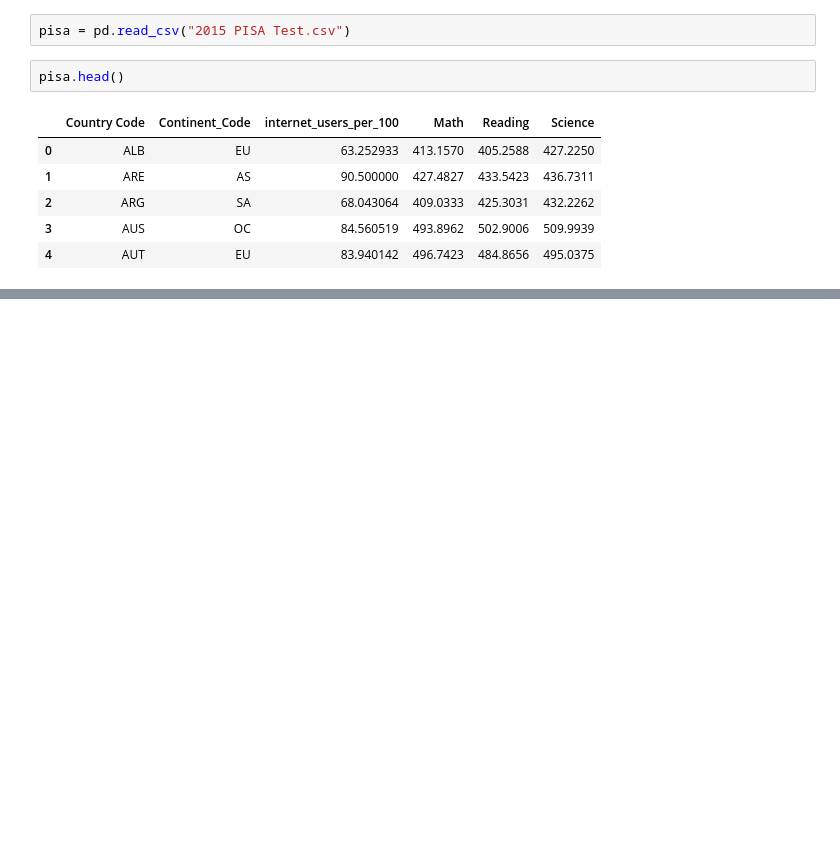
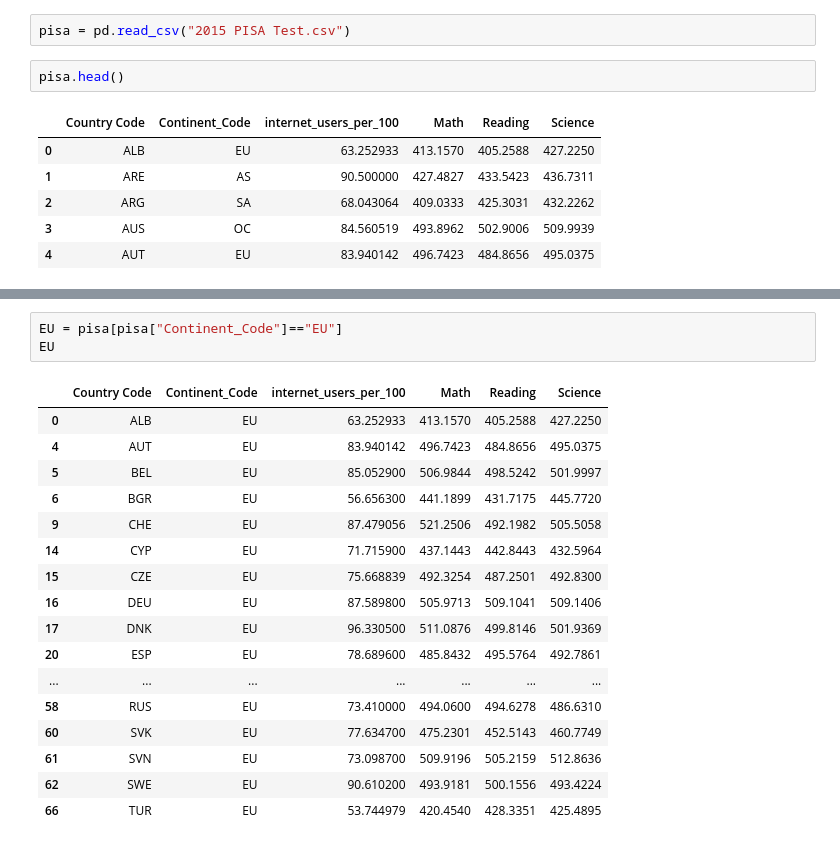
Before and after one commit to Ertugrul-Kurubal/Statistics-With-Python, a Jupyter notebook: Statistics Assignment-4 (Hypothesis Testing).ipynb, the cells around one changed output, grey strips where cells are left out. Cells and saved outputs as stored; diff of their text form; blank space fills up the shorter version.

```diff
--- a/Statistics Assignment-4 (Hypothesis Testing).ipynb
+++ b/Statistics Assignment-4 (Hypothesis Testing).ipynb
@@ -133,0 +173,21 @@ pisa.head()
+# %%
+EU = pisa[pisa["Continent_Code"]=="EU"]
+EU
+# %% [output]
+|  | Country Code | Continent_Code | internet_users_per_100 | Math | Reading | Science |
+| 0 | ALB | EU | 63.252933 | 413.1570 | 405.2588 | 427.2250 |
+| 4 | AUT | EU | 83.940142 | 496.7423 | 484.8656 | 495.0375 |
+| 5 | BEL | EU | 85.052900 | 506.9844 | 498.5242 | 501.9997 |
+| 6 | BGR | EU | 56.656300 | 441.1899 | 431.7175 | 445.7720 |
+| 9 | CHE | EU | 87.479056 | 521.2506 | 492.1982 | 505.5058 |
+| 14 | CYP | EU | 71.715900 | 437.1443 | 442.8443 | 432.5964 |
+| 15 | CZE | EU | 75.668839 | 492.3254 | 487.2501 | 492.8300 |
+| 16 | DEU | EU | 87.589800 | 505.9713 | 509.1041 | 509.1406 |
+| 17 | DNK | EU | 96.330500 | 511.0876 | 499.8146 | 501.9369 |
+| 20 | ESP | EU | 78.689600 | 485.8432 | 495.5764 | 492.7861 |
+| ... | ... | ... | ... | ... | ... | ... |
+| 58 | RUS | EU | 73.410000 | 494.0600 | 494.6278 | 486.6310 |
+| 60 | SVK | EU | 77.634700 | 475.2301 | 452.5143 | 460.7749 |
+| 61 | SVN | EU | 73.098700 | 509.9196 | 505.2159 | 512.8636 |
+| 62 | SWE | EU | 90.610200 | 493.9181 | 500.1556 | 493.4224 |
+| 66 | TUR | EU | 53.744979 | 420.4540 | 428.3351 | 425.4895 |
```
Also changed, not shown: parts of 5 cells of this notebook.
